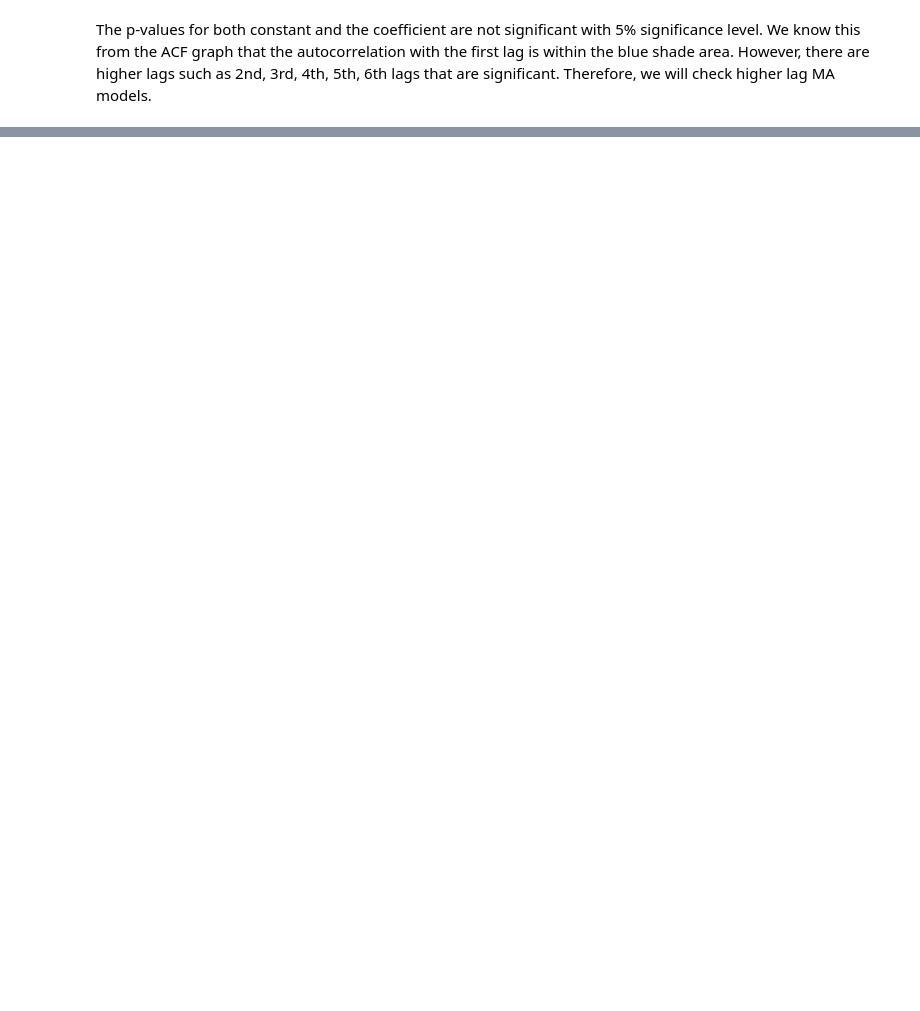
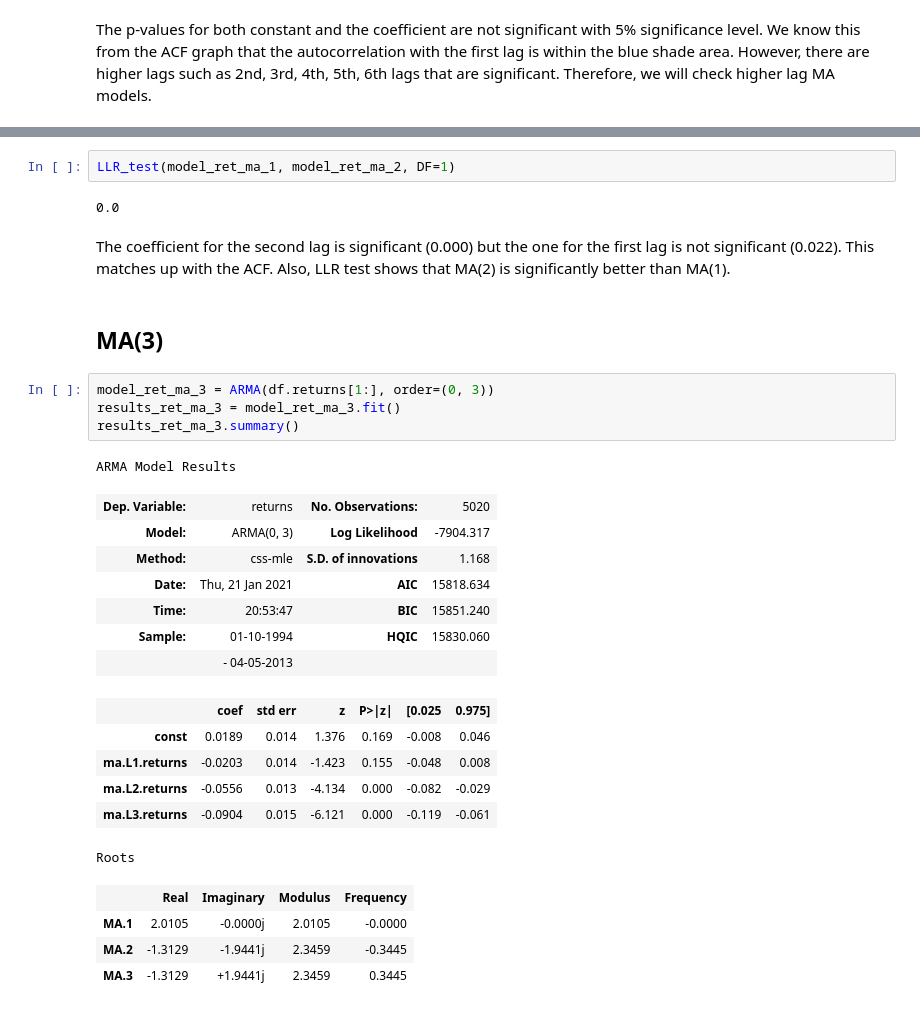
Before and after one commit to mkang32/snp500-analysis, a Jupyter notebook: notebooks/4.the_MA_model.ipynb, the cells around one changed output, grey strips where cells are left out. Drawn from its saved outputs; the diff is of its cells as text; blank space fills up the shorter version.

```diff
--- a/notebooks/4.the_MA_model.ipynb
+++ b/notebooks/4.the_MA_model.ipynb
@@ -78,0 +128,31 @@ The p-values for both constant and the coefficient are not significant with 5% s
+# %%
+LLR_test(model_ret_ma_1, model_ret_ma_2, DF=1)
+# %% [output]
+0.0
+# %% [markdown]
+The coefficient for the second lag is significant (0.000) but the one for the first lag is not significant (0.022). This matches up with the ACF. Also, LLR test shows that MA(2) is significantly better than MA(1).
+# %% [markdown]
+## MA(3)
+# %%
+model_ret_ma_3 = ARMA(df.returns[1:], order=(0, 3))
+results_ret_ma_3 = model_ret_ma_3.fit()
+results_ret_ma_3.summary()
+# %% [output]
+ARMA Model Results
+| Dep. Variable: | returns | No. Observations: | 5020 |
+| Model: | ARMA(0, 3) | Log Likelihood | -7904.317 |
+| Method: | css-mle | S.D. of innovations | 1.168 |
+| Date: | Thu, 21 Jan 2021 | AIC | 15818.634 |
+| Time: | 20:53:47 | BIC | 15851.240 |
+| Sample: | 01-10-1994 | HQIC | 15830.060 |
+|  | - 04-05-2013 |  |  |
+|  | coef | std err | z | P>|z| | [0.025 | 0.975] |
+| const | 0.0189 | 0.014 | 1.376 | 0.169 | -0.008 | 0.046 |
+| ma.L1.returns | -0.0203 | 0.014 | -1.423 | 0.155 | -0.048 | 0.008 |
+| ma.L2.returns | -0.0556 | 0.013 | -4.134 | 0.000 | -0.082 | -0.029 |
+| ma.L3.returns | -0.0904 | 0.015 | -6.121 | 0.000 | -0.119 | -0.061 |
+Roots
+|  | Real | Imaginary | Modulus | Frequency |
+| MA.1 | 2.0105 | -0.0000j | 2.0105 | -0.0000 |
+| MA.2 | -1.3129 | -1.9441j | 2.3459 | -0.3445 |
+| MA.3 | -1.3129 | +1.9441j | 2.3459 | 0.3445 |
```
Also changed, not shown: parts of 27 cells of this notebook.
